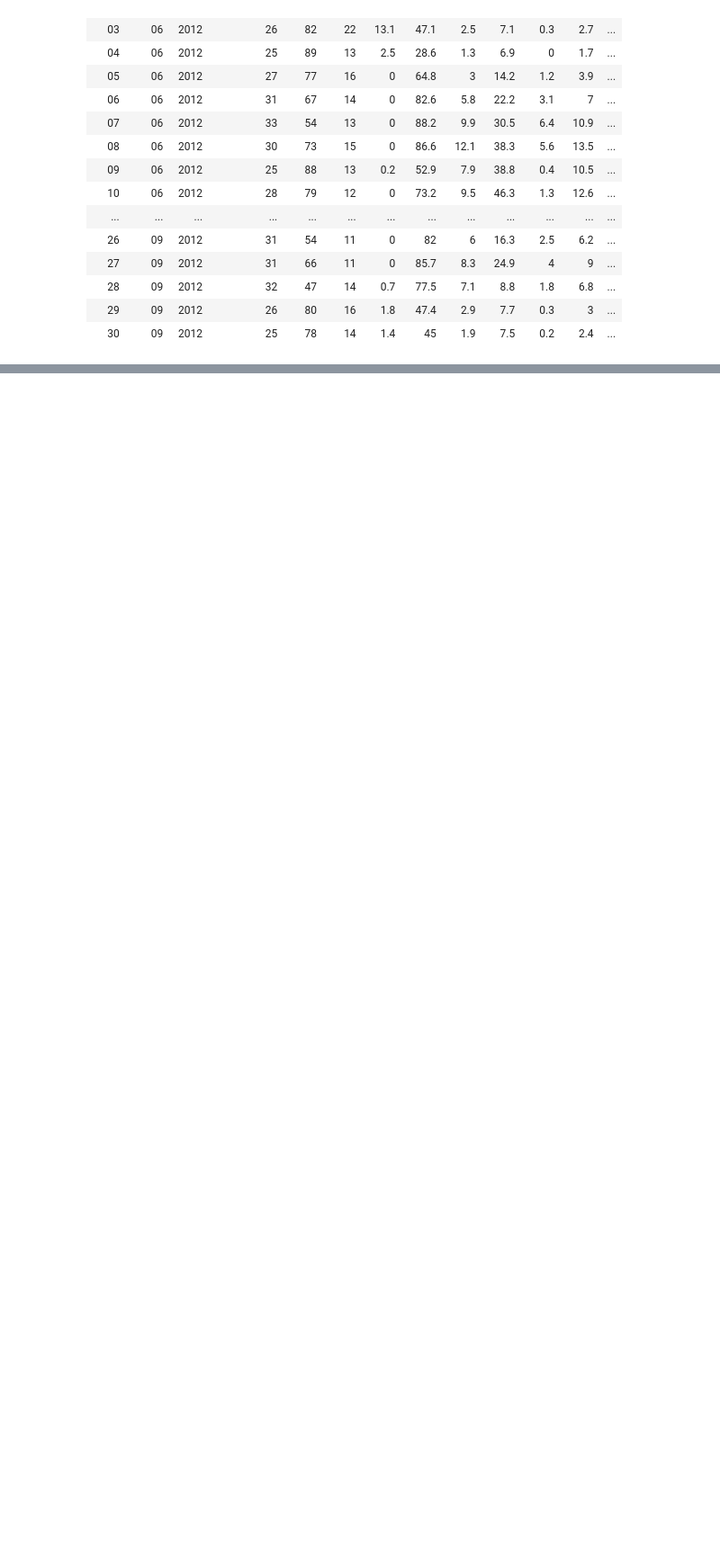
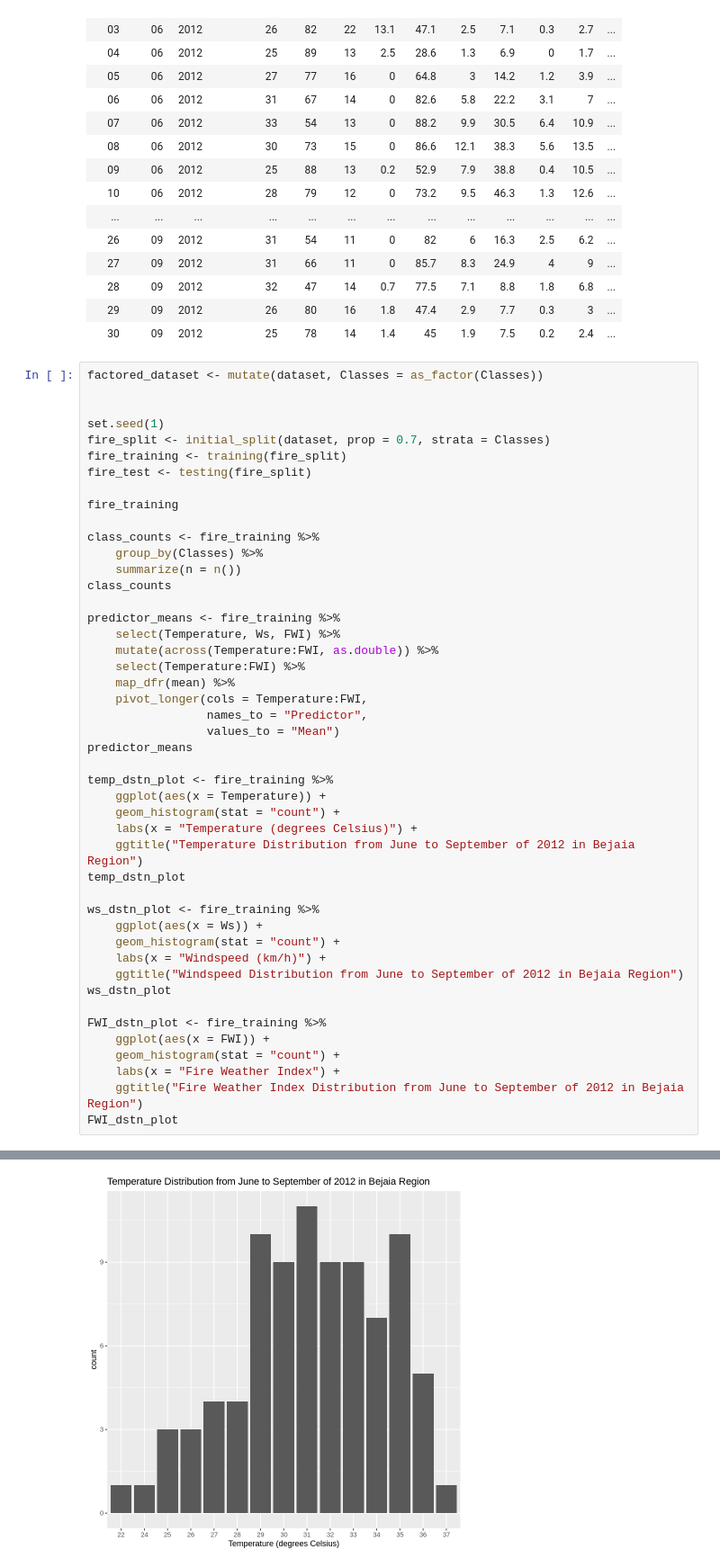
Before and after one commit to edsobcz/fire-project, a Jupyter notebook: group_09_proposal.ipynb, the cells around one changed output, grey strips where cells are left out. Shown at 90% size. Cells and saved outputs as stored; diff of their text form; blank space fills up the shorter version.

```diff
--- a/group_09_proposal.ipynb
+++ b/group_09_proposal.ipynb
@@ -64,3 +65,50 @@ A spec_tbl_df: 122 × 14
 | 28 | 09 | 2012 | 32 | 47 | 14 | 0.7 | 77.5 | 7.1 | 8.8 | 1.8 | 6.8 | ... |
 | 29 | 09 | 2012 | 26 | 80 | 16 | 1.8 | 47.4 | 2.9 | 7.7 | 0.3 | 3 | ... |
 | 30 | 09 | 2012 | 25 | 78 | 14 | 1.4 | 45 | 1.9 | 7.5 | 0.2 | 2.4 | ... |
+# %%
+factored_dataset <- mutate(dataset, Classes = as_factor(Classes))
+
+
+set.seed(1)
+fire_split <- initial_split(dataset, prop = 0.7, strata = Classes)
+fire_training <- training(fire_split)
+fire_test <- testing(fire_split)
+
+fire_training
+
+class_counts <- fire_training %>%
+    group_by(Classes) %>%
+    summarize(n = n())
+class_counts
+
+predictor_means <- fire_training %>%
+    select(Temperature, Ws, FWI) %>%
+    mutate(across(Temperature:FWI, as.double)) %>%
+    select(Temperature:FWI) %>%
+    map_dfr(mean) %>%
+    pivot_longer(cols = Temperature:FWI,
+                 names_to = "Predictor",
+                 values_to = "Mean")
+predictor_means
+
+temp_dstn_plot <- fire_training %>%
+    ggplot(aes(x = Temperature)) +
+    geom_histogram(stat = "count") +
+    labs(x = "Temperature (degrees Celsius)") +
+    ggtitle("Temperature Distribution from June to September of 2012 in Bejaia Region")
+temp_dstn_plot
+
+ws_dstn_plot <- fire_training %>%
+    ggplot(aes(x = Ws)) +
+    geom_histogram(stat = "count") +
+    labs(x = "Windspeed (km/h)") +
+    ggtitle("Windspeed Distribution from June to September of 2012 in Bejaia Region")
+ws_dstn_plot
+
+FWI_dstn_plot <- fire_training %>%
+    ggplot(aes(x = FWI)) +
+    geom_histogram(stat = "count") +
+    labs(x = "Fire Weather Index") +
+    ggtitle("Fire Weather Index Distribution from June to September of 2012 in Bejaia Region")
+FWI_dstn_plot
+# %% [output]
@@ -66,0 +150 @@ A spec_tbl_df: 122 × 14
+[figure, added]
```
Also changed, not shown: parts of 2 cells of this notebook.
